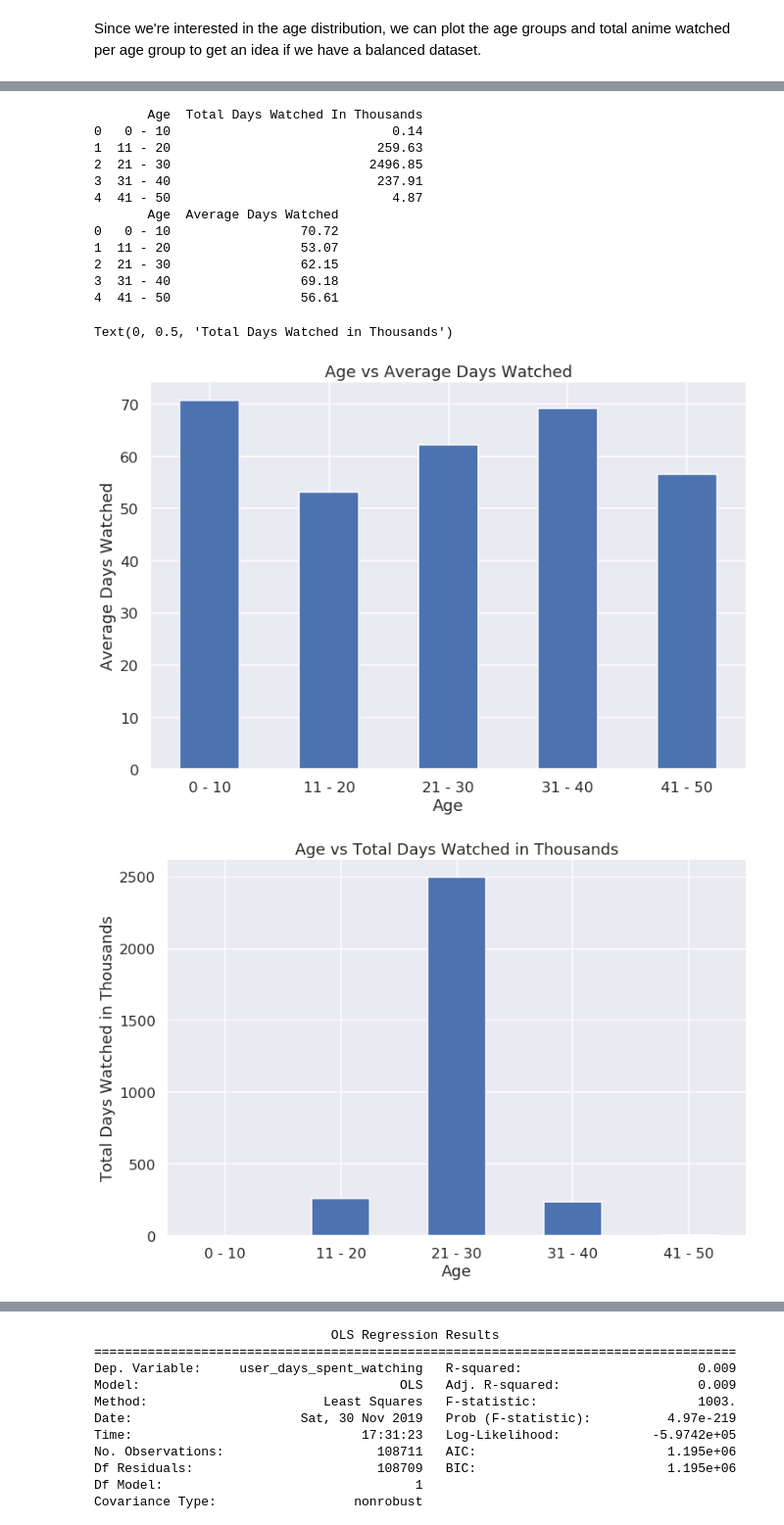
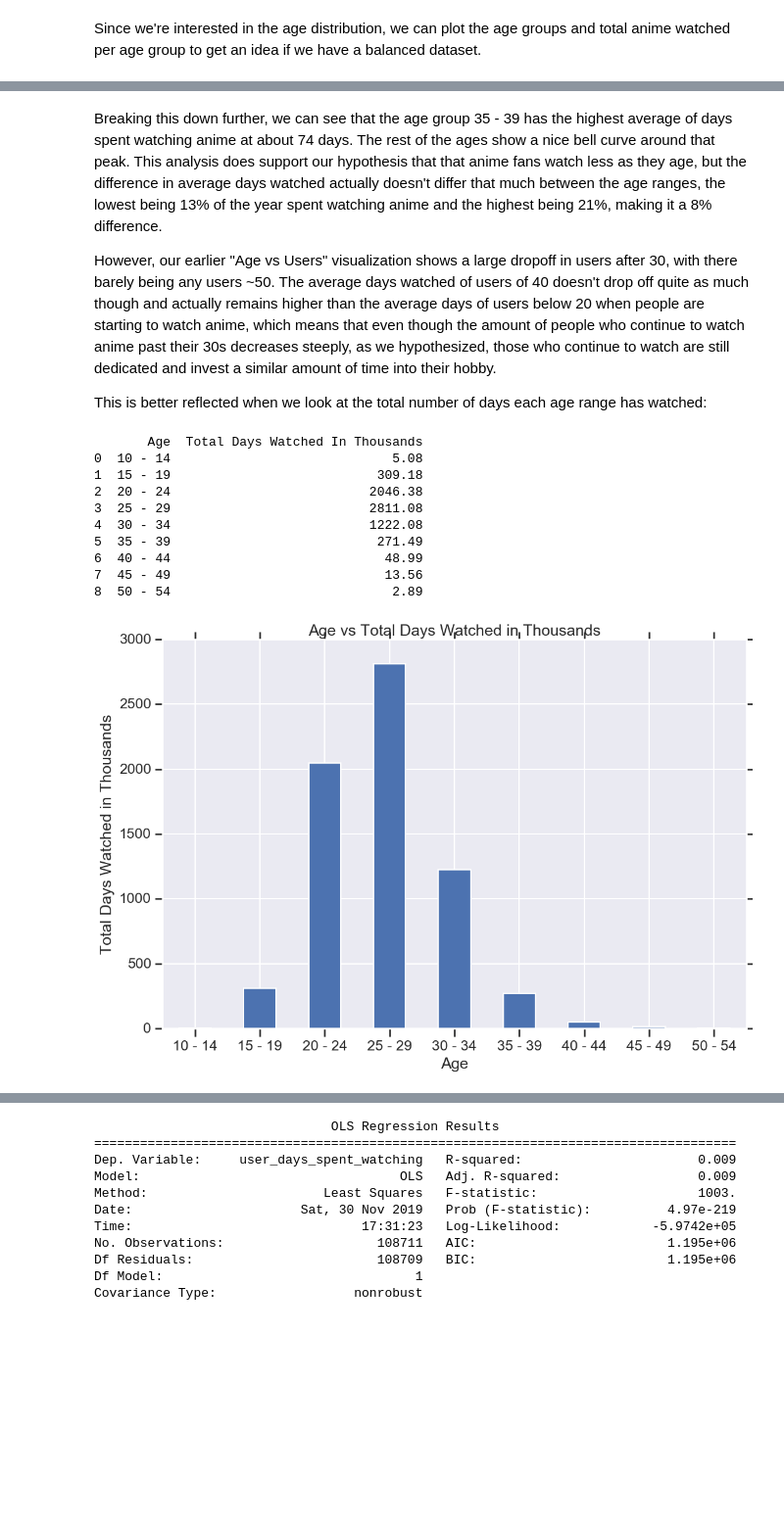
Before and after one commit to Dhandal/COGS108ProjectFinal, a Jupyter notebook: FinalProject.ipynb, the cells around one changed output, grey strips where cells are left out. Shown: that part at 98% size. Cells and saved outputs as stored; diff of their text form; code cells hidden in the pictures; blank space fills up the shorter version.

Commit message:
updated csv files, added analysis, reviewed code

```diff
--- a/FinalProject.ipynb
+++ b/FinalProject.ipynb
@@ -89,3 +85,6 @@ usersCleaned = pd.read_csv('myanimelist/users_cleaned.csv')
+# %%
+# import csv
+usersCleaned = pd.read_csv('users_cleaned.csv')
 # %%
 usersCleaned.head()
 # %% [output]
@@ -149,5 +140,6 @@ df['age'] = (now - df['birth_date']).astype('<m8[Y]').astype(int)
 # %%
 #scatter plot for age vs days watched
+df = pd.DataFrame(usersCleaned)
 df['age'] = pd.to_numeric(df['age'])
 df['user_days_spent_watching'] = pd.to_numeric(df['user_days_spent_watching'])
 #scatter plot
@@ -212,0 +164,10 @@ dfGrouped['Total Days Watched In Thousands'] = dfGrouped['Total Days Watched In
+# %%
+#gets the data of average and total days watched for age groups\
+age_sum = defaultdict(int)
+age_count = defaultdict(int)
+
+for i, r in df.iterrows():
+    if r['age'] <= 50:
+        age_range = str(((r['age']) // 5) * 5)
+        age_sum[age_range] += r['user_days_spent_watching']
+        age_count[age_range] += 1
@@ -212,0 +176,17 @@ dfGrouped['Total Days Watched In Thousands'] = dfGrouped['Total Days Watched In
+# %%
+#average days watched per age group
+avg_days = []
+avg_percent_of_year = []
+ranges = sorted(age_sum.items())
+for age, sum in ranges:
+    avg_days.append(sum/age_count[age])
+    avg_percent_of_year.append(sum/age_count[age]/356)
+
+dataAverage = {'Age':['10 - 14','15 - 19','20 - 24','25 - 29','30 - 34','35 - 39','40 - 44','45 - 49','50 - 54'],
+        'Average Days Watched': avg_days,
+        'Average % of Year Spent Watching': avg_percent_of_year}
+#plot data
+dfGroupedAverage = pd.DataFrame(dataAverage)
+ax1 = dfGroupedAverage.plot.bar(x='Age', y='Average Days Watched', rot=0,figsize = (12,8),title = 'Age vs Average Days Watched',legend = False)
+ax1.set_ylabel('Average Days Watched')
+print(dfGroupedAverage)
@@ -213,24 +205,29 @@ dfGrouped['Total Days Watched In Thousands'] = dfGrouped['Total Days Watched In
+# %% [markdown]
+Breaking this down further, we can see that the age group 35 - 39 has the highest average of days spent watching anime at about 74 days. The rest of the ages show a nice bell curve around that peak. This analysis does support our hypothesis that that anime fans watch less as they age, but the difference in average days watched actually doesn't differ that much between the age ranges, the lowest being 13% of the year spent watching anime and the highest being 21%, making it a 8% difference.
+
+However, our earlier "Age vs Users" visualization shows a large dropoff in users after 30, with there barely being any users ~50. The average days watched of users of 40 doesn't drop off quite as much though and actually remains higher than the average days of users below 20 when people are starting to watch anime, which means that even though the amount of people who continue to watch anime past their 30s decreases steeply, as we hypothesized, those who continue to watch are still dedicated and invest a similar amount of time into their hobby.
+
+This is better reflected when we look at the total number of days each age range has watched:
 # %%
-#graphs average and total days watched for age groups
-ax1 = dfGroupedAverage.plot.bar(x='Age', y='Average Days Watched', rot=0,figsize = (12,8),title = 'Age vs Average Days Watched',legend = False)
-ax1.set_ylabel('Average Days Watched')
-print(dfGrouped)
-print(dfGroupedAverage)
+#total days watched per age group
+ranges = sorted(age_sum.items())
+data = {'Age':['10 - 14','15 - 19','20 - 24','25 - 29','30 - 34','35 - 39','40 - 44','45 - 49','50 - 54'],
+        'Total Days Watched In Thousands': [sum for age, sum in ranges]}
+
+dfGrouped = pd.DataFrame(data)
+dfGrouped['Total Days Watched In Thousands'] = dfGrouped['Total Days Watched In Thousands'].div(1000)
 ax2 = dfGrouped.plot.bar(x='Age', y='Total Days Watched In Thousands', rot=0,figsize = (12,8), title = 'Age vs Total Days Watched in Thousands',legend = False)
 ax2.set_ylabel('Total Days Watched in Thousands')
+print(dfGrouped)
 # %% [output]
        Age  Total Days Watched In Thousands
-0   0 - 10                             0.14
-1  11 - 20                           259.63
-2  21 - 30                          2496.85
-3  31 - 40                           237.91
-4  41 - 50                             4.87
-       Age  Average Days Watched
-0   0 - 10                 70.72
-1  11 - 20                 53.07
-2  21 - 30                 62.15
-3  31 - 40                 69.18
-4  41 - 50                 56.61
+0  10 - 14                             5.08
+1  15 - 19                           309.18
+2  20 - 24                          2046.38
+3  25 - 29                          2811.08
+4  30 - 34                          1222.08
+5  35 - 39                           271.49
+6  40 - 44                            48.99
+7  45 - 49                            13.56
+8  50 - 54                             2.89
-Text(0, 0.5, 'Total Days Watched in Thousands')
-[figure, old version]
+[figure, new version]
-[figure, removed]
```
Also changed, not shown: parts of 28 cells of this notebook, 4 other files.
